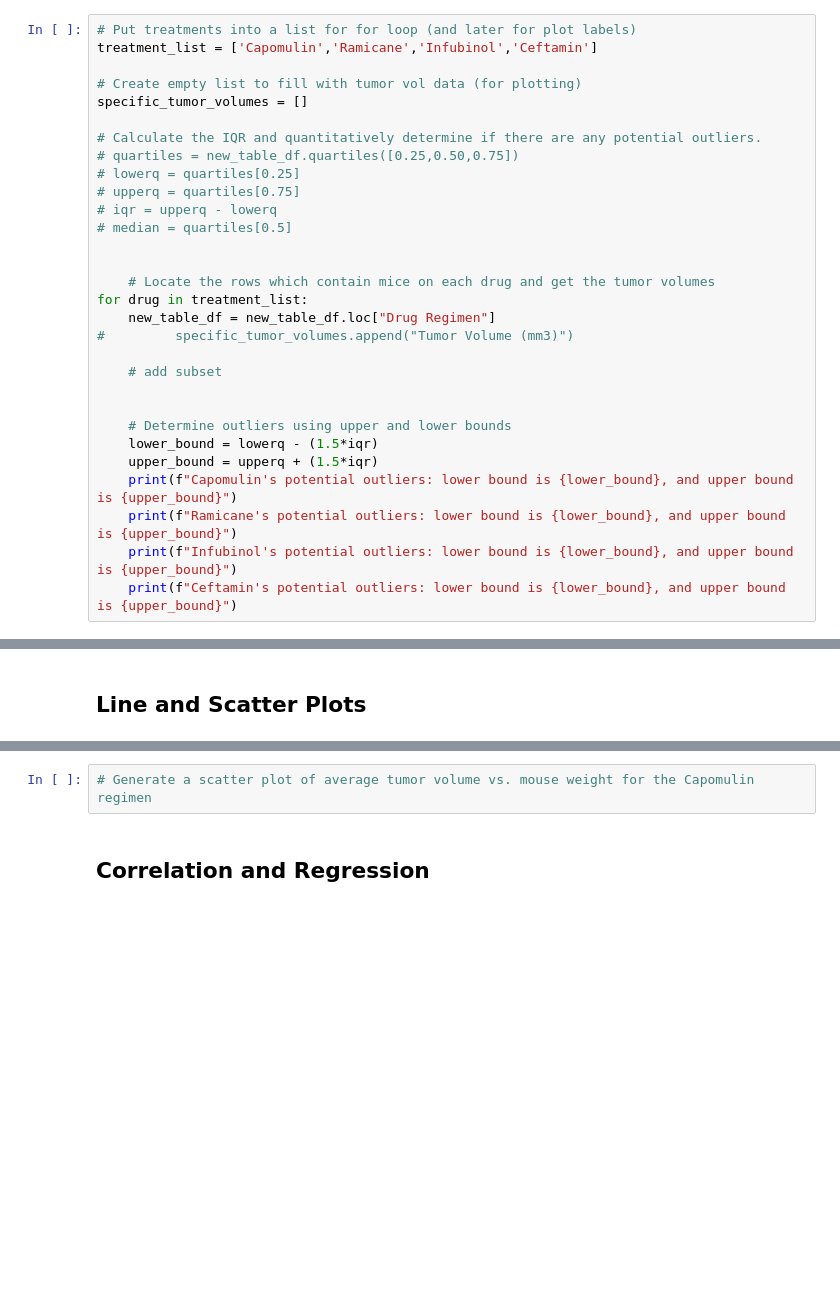
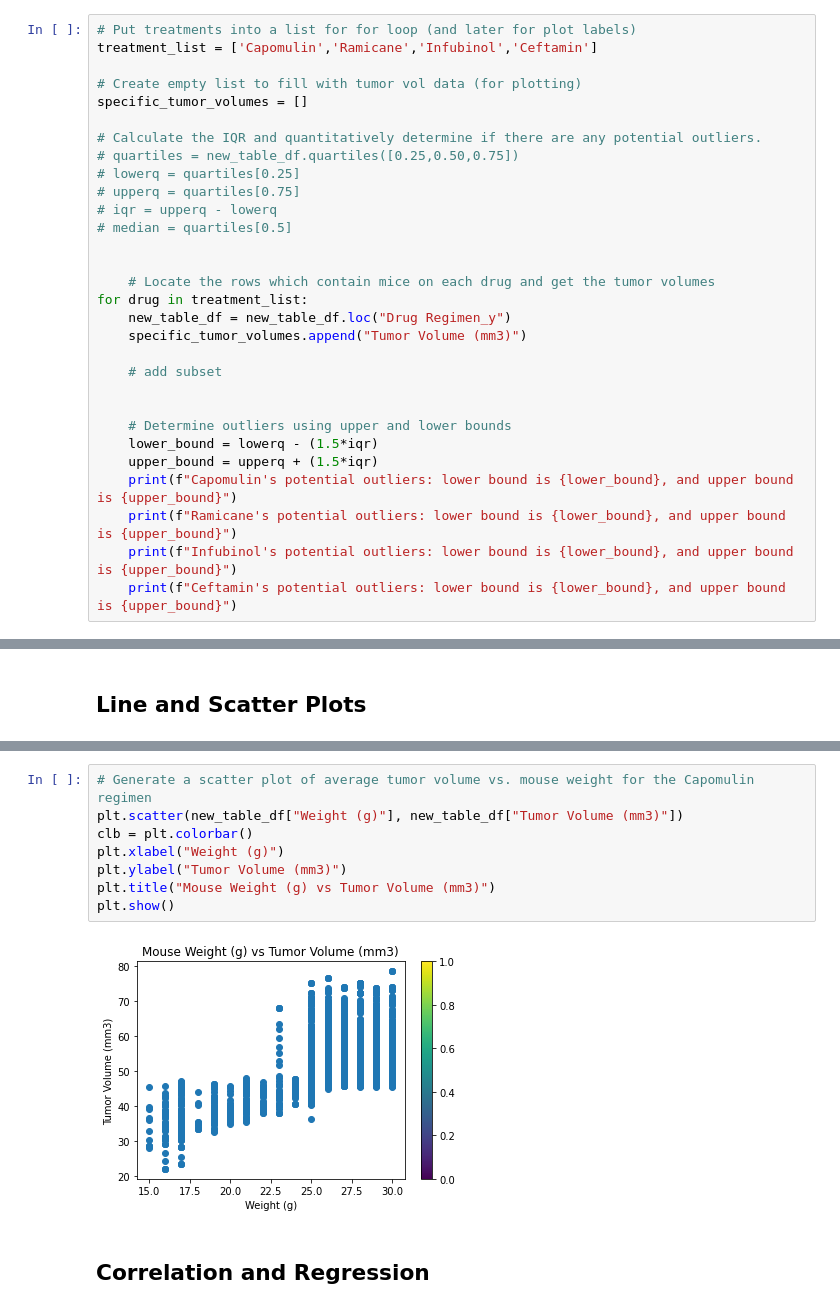
Before and after one commit to aidixon/matplotlib-challenge, a Jupyter notebook: Pymaceuticals/pymaceuticals_starter.ipynb, the cells around one changed output, grey strips where cells are left out. Drawn from its saved outputs; the diff is of its cells as text; blank space fills up the shorter version.

Commit message:
Created a scatter plot, but its not the average of the data

```diff
--- a/Pymaceuticals/pymaceuticals_starter.ipynb
+++ b/Pymaceuticals/pymaceuticals_starter.ipynb
@@ -336,8 +336,8 @@ specific_tumor_volumes = []
 
     # Locate the rows which contain mice on each drug and get the tumor volumes
 for drug in treatment_list:
-    new_table_df = new_table_df.loc["Drug Regimen"]
-#         specific_tumor_volumes.append("Tumor Volume (mm3)")
+    new_table_df = new_table_df.loc("Drug Regimen_y")
+    specific_tumor_volumes.append("Tumor Volume (mm3)")
 
     # add subset
 
@@ -379,5 +391,13 @@ Name: 0, dtype: object
 # %%
 # Generate a scatter plot of average tumor volume vs. mouse weight for the Capomulin regimen
+plt.scatter(new_table_df["Weight (g)"], new_table_df["Tumor Volume (mm3)"])
+clb = plt.colorbar()
+plt.xlabel("Weight (g)")
+plt.ylabel("Tumor Volume (mm3)")
+plt.title("Mouse Weight (g) vs Tumor Volume (mm3)")
+plt.show()
+# %% [output]
+[figure, added]
 # %% [markdown]
 ## Correlation and Regression
 # %%
```
Also changed, not shown: parts of 2 cells of this notebook.
